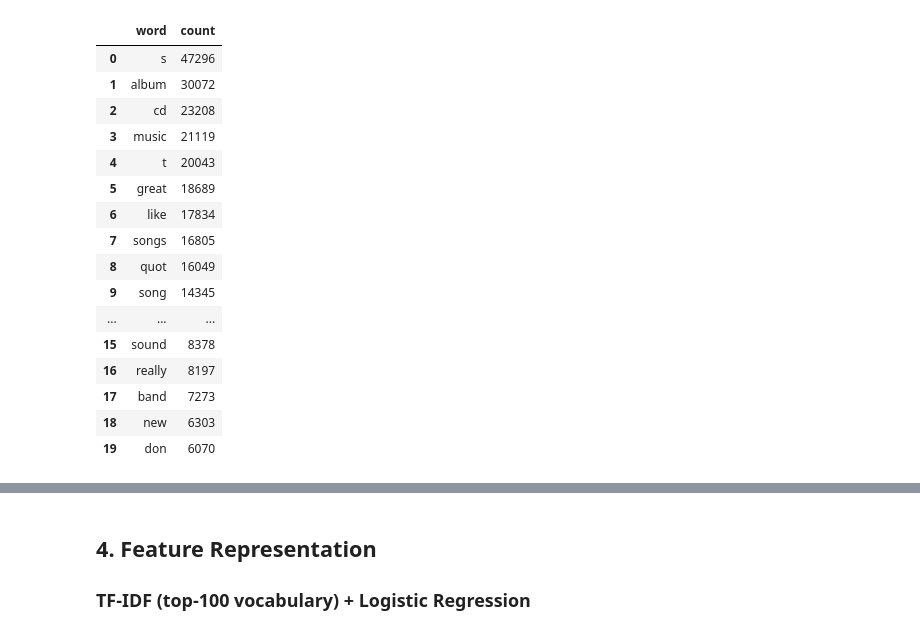
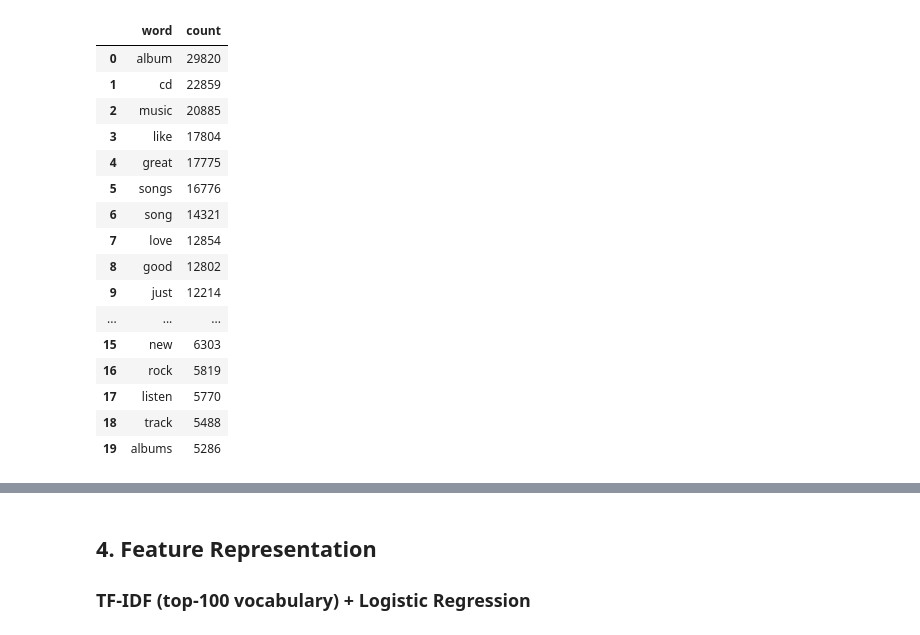
Before and after one commit to GLJADS/AML_v2.0, a Jupyter notebook: Assignment1_CDs_Vinyl.ipynb, the cells around one changed output, grey strips where cells are left out. Cells and saved outputs as stored; diff of their text form; code cells hidden in the pictures.

```diff
--- a/Assignment1_CDs_Vinyl.ipynb
+++ b/Assignment1_CDs_Vinyl.ipynb
@@ -106,6 +136,8 @@ print("Empty reviews:", empty_mask.sum())
 print("Punctuation/emoji-only reviews:", punct_only_mask.sum())
 print("Reviews with <=2 words:", short_mask.sum())
 
-# TODO: decide and justify your inclusion rule, e.g.:
-# df_clean = df.loc[~empty_mask & ~punct_only_mask].copy()
+# Remove empty and punctuation-only reviews as they carry no textual semantic value.
+# Keep reviews with <= 2 words (e.g., "Great album", "Waste money") if they carry clear sentiment polarity.
+df_clean = df.loc[~empty_mask & ~punct_only_mask].copy()
+print(f"Total reviews retained: {len(df_clean)} out of {len(df)}")
 # %% [output]
@@ -188,0 +148,30 @@ their mutual information with the sentiment label.
+# %%
+def clean_text_hybrid(text: str) -> str:
+    text = str(text)
+    #Unescape HTML entities (converts &quot; -> ", &amp; -> &, etc.)
+    text = html.unescape(text)
+    #Strip HTML tags like <br />, <div>
+    text = re.sub(r"<.*?>", " ", text)
+    #Strip URLs
+    text = re.sub(r"http\S+|www\.\S+", " ", text)
+    #Remove emojis cleanly using emoji library
+    text = emoji.replace_emoji(text, replace=" ")
+    #Lowercase
+    text = text.lower()
+    #Normalize contractions (prevent 's' and 't' floating tokens)
+    text = re.sub(r"n't", " not", text)
+    text = re.sub(r"'s", "", text)
+    text = re.sub(r"'m", " am", text)
+    text = re.sub(r"'re", " are", text)
+    text = re.sub(r"'ve", " have", text)
+    text = re.sub(r"'ll", " will", text)
+    text = re.sub(r"'d", " would", text)
+    #Strip non-alphabet characters
+    text = re.sub(r"[^a-z\s]", " ", text)
+    #Collapse whitespace
+    text = re.sub(r"\s+", " ", text).strip()
+    return text
+
+df_clean["clean_text"] = df_clean["text"].apply(clean_text_hybrid)
+df_clean["tokens"] = df_clean["clean_text"].str.split()
+df_clean.head()
@@ -189,28 +218,32 @@ their mutual information with the sentiment label.
 # %%
-df["tokens_nostop"] = df["tokens"].apply(lambda toks: [w for w in toks if w not in ENGLISH_STOP_WORDS])
+#Filter stopwords
+df_clean["tokens_nostop"] = df_clean["tokens"].apply(
+    lambda toks: [w for w in toks if w not in ENGLISH_STOP_WORDS and len(w) > 1]
+)
 
-all_words_nostop = [w for toks in df["tokens_nostop"] for w in toks]
+#Extract Top 100 most frequent terms
+all_words_nostop = [w for toks in df_clean["tokens_nostop"] for w in toks]
 top100 = Counter(all_words_nostop).most_common(100)
 top100_words = [w for w, _ in top100]
 top100_df = pd.DataFrame(top100, columns=["word", "count"])
 top100_df.to_csv("Report/tables/top100_words_after_stopwords.csv", index=False)
 top100_df.head(20)
 # %% [output]
 |  | word | count |
-| 0 | s | 47296 |
-| 1 | album | 30072 |
-| 2 | cd | 23208 |
-| 3 | music | 21119 |
-| 4 | t | 20043 |
-| 5 | great | 18689 |
-| 6 | like | 17834 |
-| 7 | songs | 16805 |
-| 8 | quot | 16049 |
-| 9 | song | 14345 |
+| 0 | album | 29820 |
+| 1 | cd | 22859 |
+| 2 | music | 20885 |
+| 3 | like | 17804 |
+| 4 | great | 17775 |
+| 5 | songs | 16776 |
+| 6 | song | 14321 |
+| 7 | love | 12854 |
+| 8 | good | 12802 |
+| 9 | just | 12214 |
 | ... | ... | ... |
-| 15 | sound | 8378 |
-| 16 | really | 8197 |
-| 17 | band | 7273 |
-| 18 | new | 6303 |
-| 19 | don | 6070 |
+| 15 | new | 6303 |
+| 16 | rock | 5819 |
+| 17 | listen | 5770 |
+| 18 | track | 5488 |
+| 19 | albums | 5286 |
 # %%
```
Also changed, not shown: parts of 23 cells of this notebook, 5 other files.
